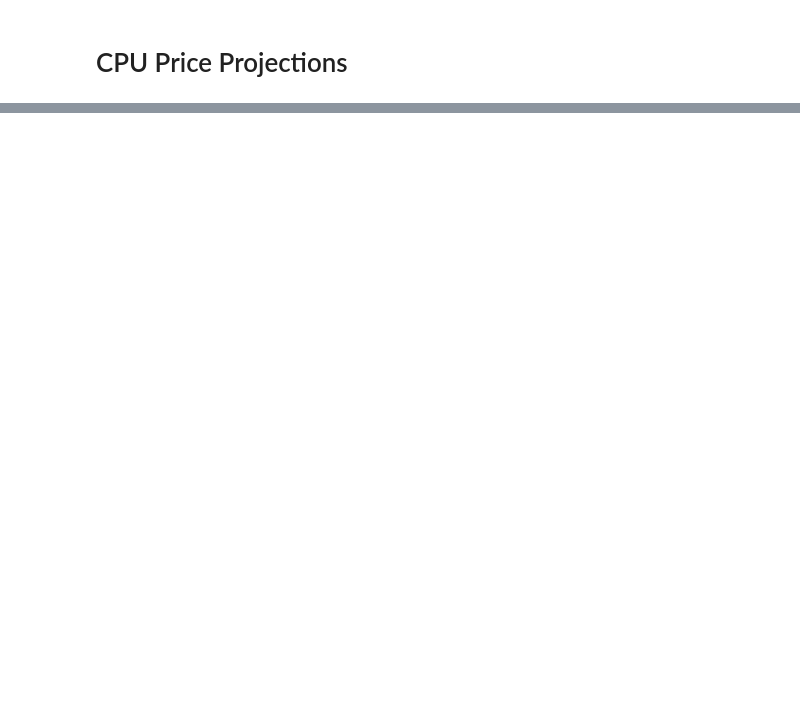
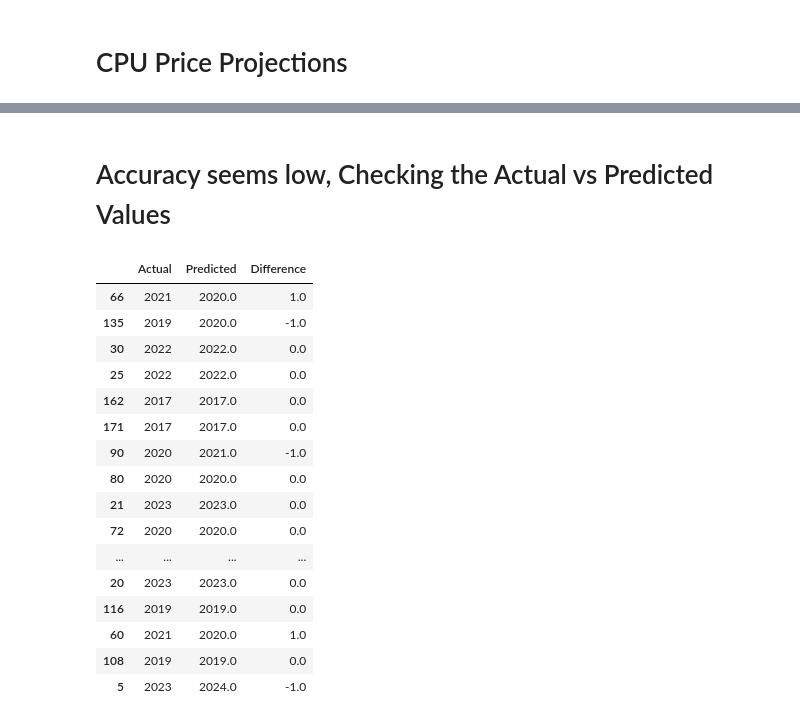
Before and after one commit to knoppds/CSCI_5502_Group_Project_01, a Jupyter notebook: Component_Release_Year_Projections.ipynb, the cells around one changed output, grey strips where cells are left out. Saved outputs shown, nothing was run; the diff lists cells and outputs as text; code cells hidden in the pictures; blank space fills up the shorter version.

```diff
--- a/Component_Release_Year_Projections.ipynb
+++ b/Component_Release_Year_Projections.ipynb
@@ -331,5 +2,0 @@ Adjusted R-squared: 0.3470086306312815
-# %%
-#print out a summary of the model
-X_train = sm.add_constant(X_train)
-model = sm.OLS(y_train, X_train).fit()
-print(model.summary())
@@ -429,0 +176,19 @@ print(y_new)
+# %%
+# Create a GAM model
+gam = smf.glm('Release_Year ~ Brand + Boost_Clock + Performance_Core_Clock + CPU_Release_Performance', data = df_train, family = sm.families.Gaussian()).fit()
+# Print out the summary of the model
+print(gam.summary())
+
+# test the model on the test data
+y_pred = gam.predict(X_test[['Brand','Boost_Clock', 'Performance_Core_Clock', 'CPU_Release_Performance']])
+y_pred = np.round(y_pred)
+accuracy = accuracy_score(y_test, y_pred)
+print("Accuracy:", accuracy)
+
+# Generate a classification report
+print("\nClassification Report:")
+print(classification_report(y_test, y_pred))
+
+#Confusion matrix
+print('Confusion Matrix: ')
+print(confusion_matrix(y_test, y_pred))
@@ -429,0 +213,24 @@ print(y_new)
+# %% [markdown]
+# Accuracy seems low, Checking the Actual vs Predicted Values
+# %%
+#Create a new DataFrame with the actual values, predicted values, and the difference between the actual and predicted values
+df_results = pd.DataFrame({'Actual': y_test, 'Predicted': y_pred, 'Difference': y_test - y_pred})
+df_results
+# %% [output]
+|  | Actual | Predicted | Difference |
+| 66 | 2021 | 2020.0 | 1.0 |
+| 135 | 2019 | 2020.0 | -1.0 |
+| 30 | 2022 | 2022.0 | 0.0 |
+| 25 | 2022 | 2022.0 | 0.0 |
+| 162 | 2017 | 2017.0 | 0.0 |
+| 171 | 2017 | 2017.0 | 0.0 |
+| 90 | 2020 | 2021.0 | -1.0 |
+| 80 | 2020 | 2020.0 | 0.0 |
+| 21 | 2023 | 2023.0 | 0.0 |
+| 72 | 2020 | 2020.0 | 0.0 |
+| ... | ... | ... | ... |
+| 20 | 2023 | 2023.0 | 0.0 |
+| 116 | 2019 | 2019.0 | 0.0 |
+| 60 | 2021 | 2020.0 | 1.0 |
+| 108 | 2019 | 2019.0 | 0.0 |
+| 5 | 2023 | 2024.0 | -1.0 |
```
Also changed, not shown: parts of 38 cells of this notebook, 3 other files.
